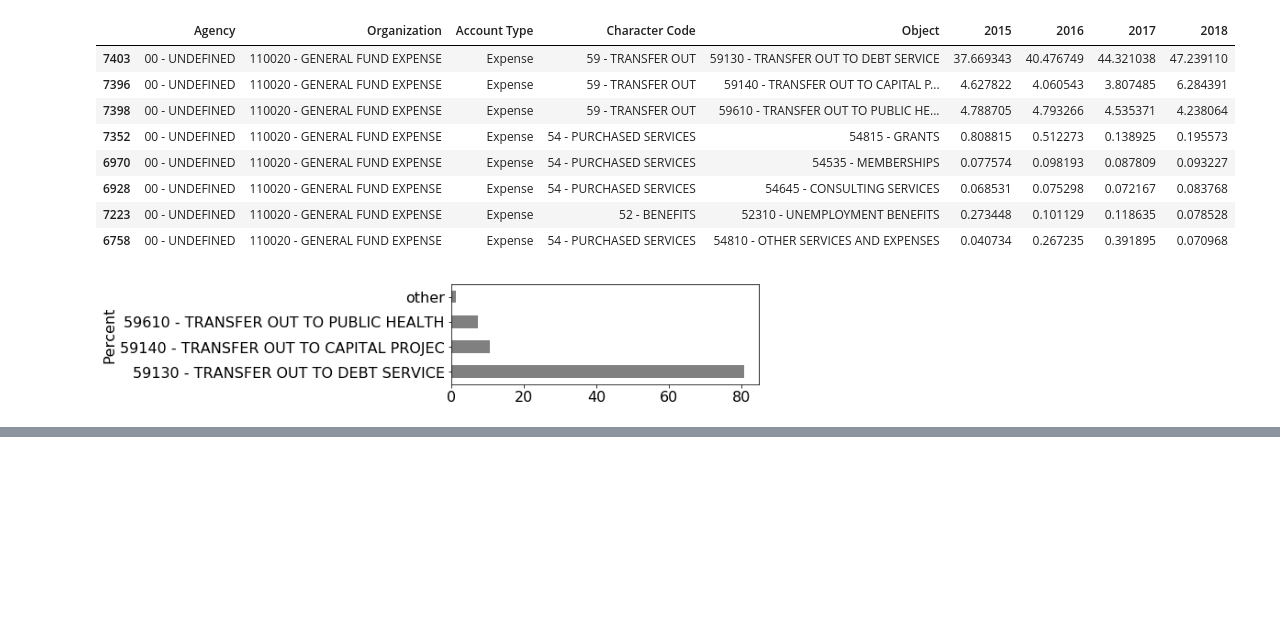
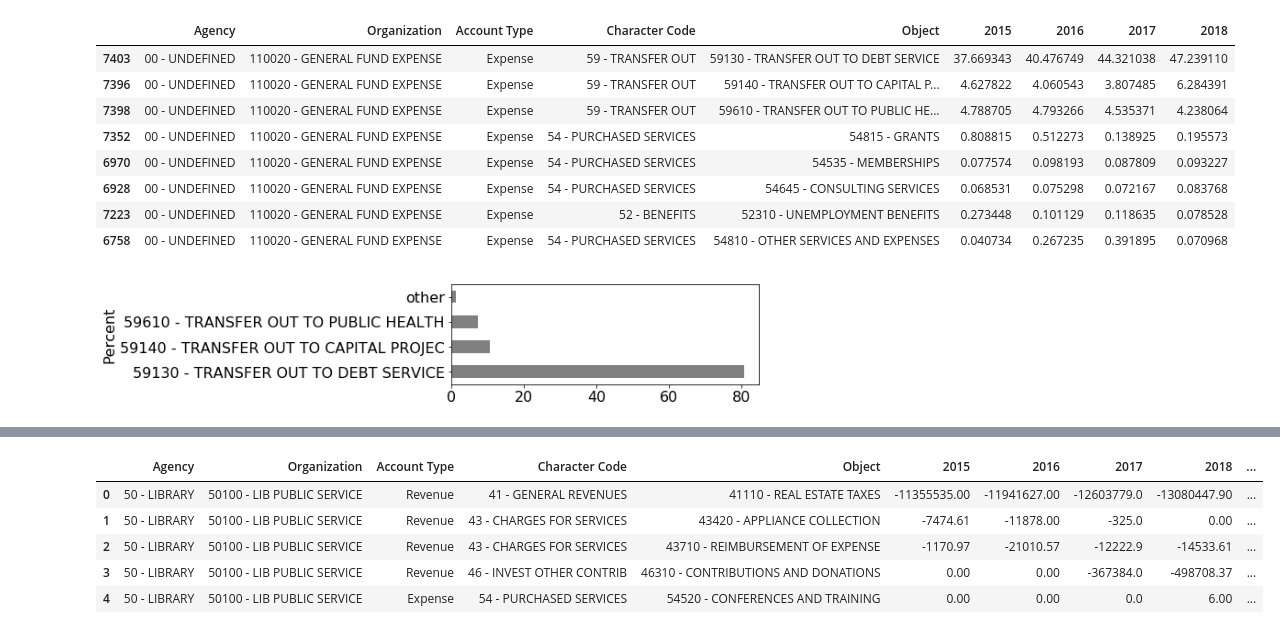
Before and after one commit to tylerharter/s19-city, a Jupyter notebook: overview.ipynb, the cells around one changed output, grey strips where cells are left out. Drawn from its saved outputs; the diff is of its cells as text; code cells hidden in the pictures; blank space fills up the shorter version.

```diff
--- a/overview.ipynb
+++ b/overview.ipynb
@@ -198,0 +223,12 @@ expense_agg.loc[["19 -  MAYOR", "11 -  ATTORNEY", "13 -  CLERK"]].to_csv("madiso
+# %%
+before = len(df)
+df = df.merge(org[["Organization", "Service", "Subservice"]], on="Organization")
+assert(len(df) == before)
+df.head()
+# %% [output]
+|  | Agency | Organization | Account Type | Character Code | Object | 2015 | 2016 | 2017 | 2018 | ... |
+| 0 | 50 - LIBRARY | 50100 - LIB PUBLIC SERVICE | Revenue | 41 - GENERAL REVENUES | 41110 - REAL ESTATE TAXES | -11355535.00 | -11941627.00 | -12603779.0 | -13080447.90 | ... |
+| 1 | 50 - LIBRARY | 50100 - LIB PUBLIC SERVICE | Revenue | 43 - CHARGES FOR SERVICES | 43420 - APPLIANCE COLLECTION | -7474.61 | -11878.00 | -325.0 | 0.00 | ... |
+| 2 | 50 - LIBRARY | 50100 - LIB PUBLIC SERVICE | Revenue | 43 - CHARGES FOR SERVICES | 43710 - REIMBURSEMENT OF EXPENSE | -1170.97 | -21010.57 | -12222.9 | -14533.61 | ... |
+| 3 | 50 - LIBRARY | 50100 - LIB PUBLIC SERVICE | Revenue | 46 - INVEST OTHER CONTRIB | 46310 - CONTRIBUTIONS AND DONATIONS | 0.00 | 0.00 | -367384.0 | -498708.37 | ... |
+| 4 | 50 - LIBRARY | 50100 - LIB PUBLIC SERVICE | Expense | 54 - PURCHASED SERVICES | 54520 - CONFERENCES AND TRAINING | 0.00 | 0.00 | 0.0 | 6.00 | ... |
```
Also changed, not shown: parts of 10 cells of this notebook, 1 other file.
